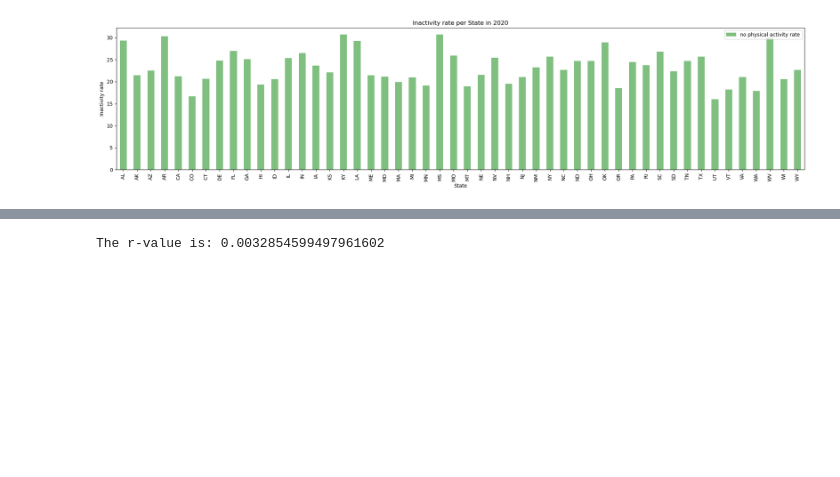
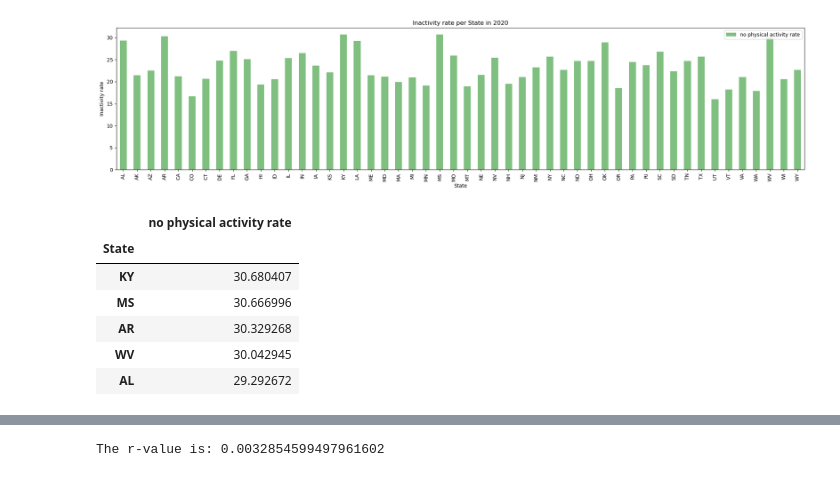
Before and after one commit to soobin83/Project1-Group2, a Jupyter notebook: project/Suicide/Suicide.ipynb, the cells around one changed output, grey strips where cells are left out. Cells and saved outputs as stored; diff of their text form; code cells hidden in the pictures; blank space fills up the shorter version.

```diff
--- a/project/Suicide/Suicide.ipynb
+++ b/project/Suicide/Suicide.ipynb
@@ -281,3 +281,14 @@ plt.savefig("../../images/Inactivity2020.png")
 plt.show()
 # %% [output]
 [figure]
+# %%
+top_5_states_inactivity_2020 = merged_suicide_activity_2020_df.nlargest(5, 'no physical activity rate')
+top_5_states_inactivity_2020
+# %% [output]
+|  | no physical activity rate |
+| State |  |
+| KY | 30.680407 |
+| MS | 30.666996 |
+| AR | 30.329268 |
+| WV | 30.042945 |
+| AL | 29.292672 |
```
Also changed, not shown: parts of 2 cells of this notebook, 1 other file.
